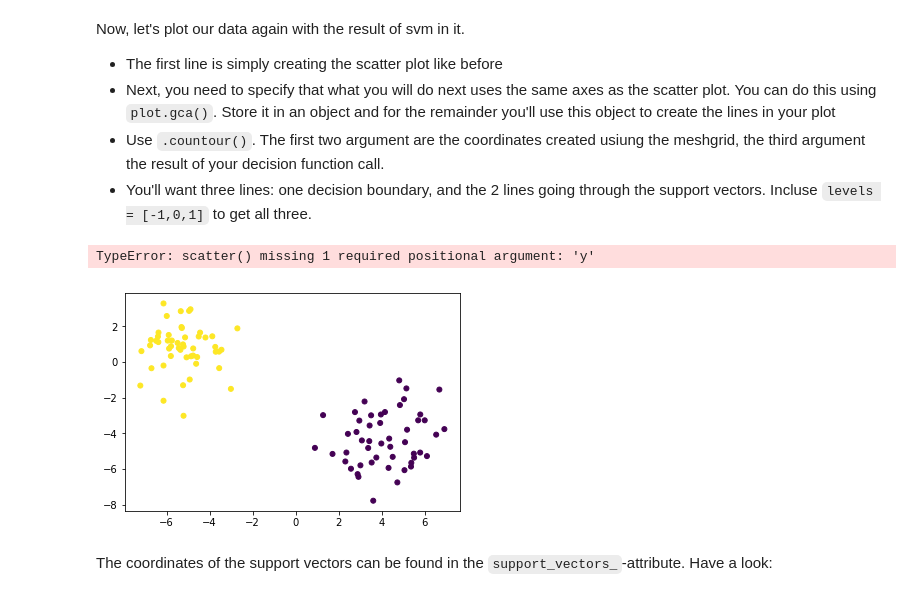
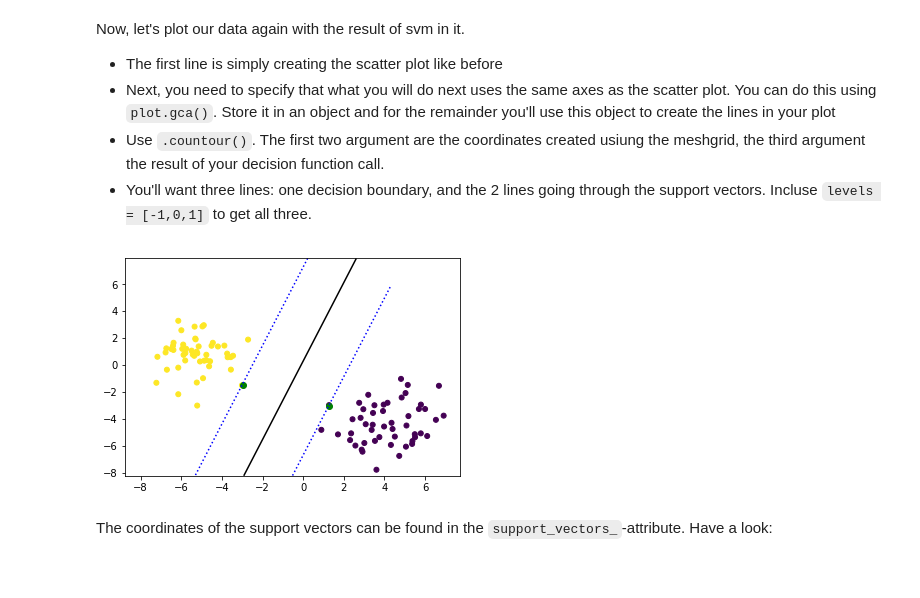
Before and after one commit to jnawjux/dsc-3-33-04-building-an-svm-using-scikit-learn-seattle-ds-career-040119, a Jupyter notebook: index.ipynb, the cells around one changed output. Saved outputs shown, nothing was run; the diff lists cells and outputs as text; code cells hidden in the pictures.

```diff
--- a/index.ipynb
+++ b/index.ipynb
@@ -136,15 +136,15 @@ Now, let's plot our data again with the result of svm in it.
 - Use `.countour()`. The first two argument are the coordinates created usiung the meshgrid, the third argument the result of your decision function call.
 - You'll want three lines: one decision boundary, and the 2 lines going through the support vectors. Incluse `levels = [-1,0,1]` to get all three.
 # %%
-# Your code here
+# Original plot
 plt.scatter(X_1[:, 0], X_1[:, 1], c = y_1, s=25);
-plt.scatter(sm.support_vectors_[0],sm color='green');
+# Support vectors plot - boundaries for t
+plt.scatter(sm.support_vectors_[0],sm.support_vectors_[1], color='green');
 axes = plt.gca()
 axes.contour(X11_C, X12_C, bd, colors=["blue","black","blue"], levels= [-1, 0, 1], linestyles=[':', '-', ':'])
 plt.show()
 # %% [output]
-TypeError: scatter() missing 1 required positional argument: 'y'
-[figure, old version]
+[figure, new version]
 # %% [markdown]
 The coordinates of the support vectors can be found in the `support_vectors_`-attribute. Have a look:
 # %%
```
